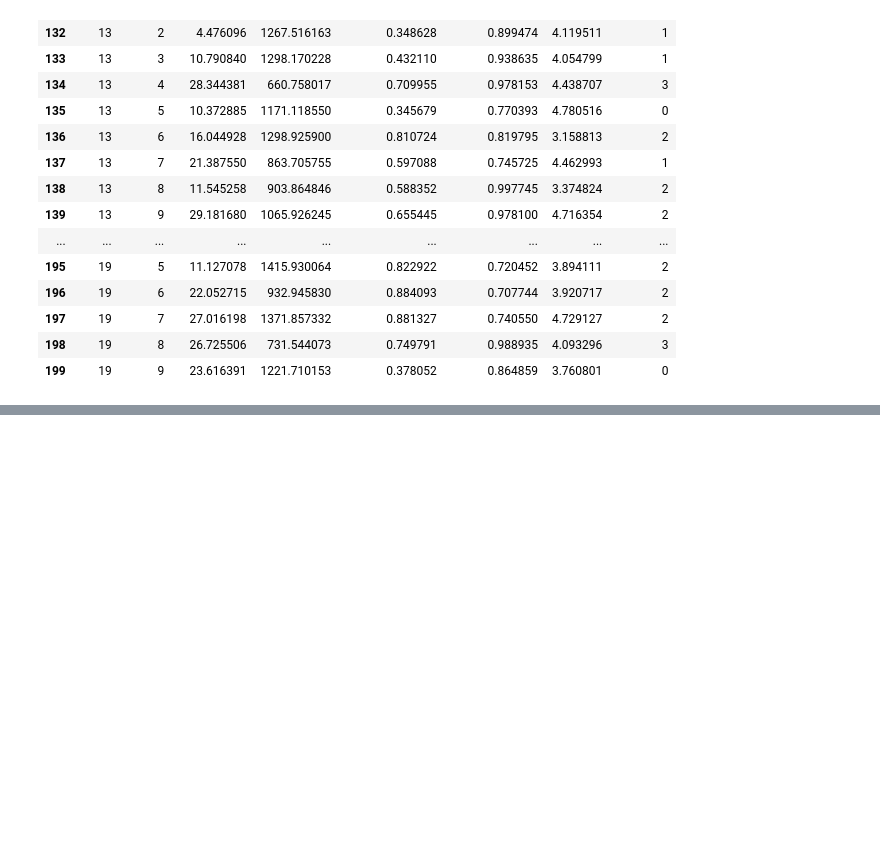
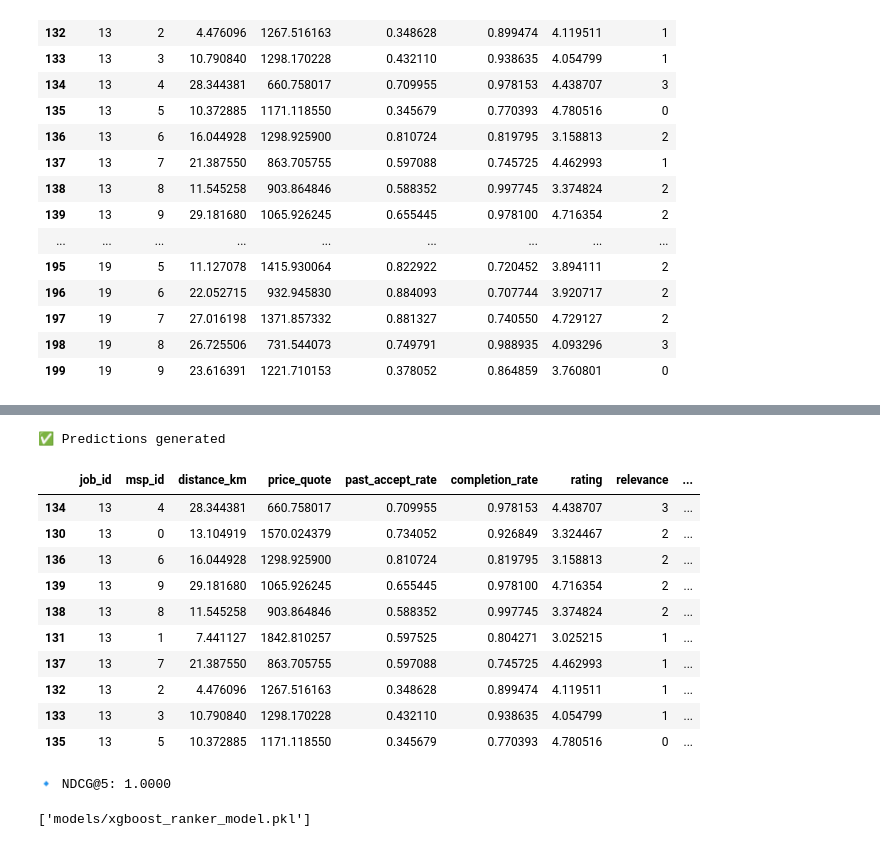
Before and after one commit to disastrousDEVIL/XGBoost-learning-to-rank-API, a Jupyter notebook: xgboost_msp_ranking.ipynb, the cells around one changed output, grey strips where cells are left out. Saved outputs shown, nothing was run; the diff lists cells and outputs as text; code cells hidden in the pictures; blank space fills up the shorter version.

Commit message:
Build working XGBoost LTR model with FastAPI inference endpoint and tested API call

```diff
--- a/xgboost_msp_ranking.ipynb
+++ b/xgboost_msp_ranking.ipynb
@@ -141,0 +152,22 @@ group_test = test_df.groupby("job_id").size().to_list()
+# %%
+# Initialize XGBRanker
+ranker = xgb.XGBRanker(
+    objective='rank:pairwise',   # learns relative orderings
+    learning_rate=0.1,
+    n_estimators=200,
+    max_depth=6,
+    subsample=0.8,
+    colsample_bytree=0.8,
+    random_state=42,
+    tree_method='hist'           # use 'gpu_hist' if GPU available
+)
+# %%
+ranker.fit(
+    X_train, y_train,
+    group=group_train,
+    eval_set=[(X_test, y_test)],
+    eval_group=[group_test],
+    verbose=True
+)
+
+print("✅ Model trained successfully!")
@@ -141,0 +192,46 @@ group_test = test_df.groupby("job_id").size().to_list()
+# %%
+# Predict ranking scores for test data
+y_pred = ranker.predict(X_test)
+
+# Combine results
+results = test_df.copy()
+results["pred_score"] = y_pred
+
+# Sort within each job by predicted score
+results_sorted = results.sort_values(by=["job_id", "pred_score"], ascending=[True, False])
+
+print("✅ Predictions generated")
+results_sorted.head(10)
+# %% [output]
+✅ Predictions generated
+|  | job_id | msp_id | distance_km | price_quote | past_accept_rate | completion_rate | rating | relevance | ... |
+| 134 | 13 | 4 | 28.344381 | 660.758017 | 0.709955 | 0.978153 | 4.438707 | 3 | ... |
+| 130 | 13 | 0 | 13.104919 | 1570.024379 | 0.734052 | 0.926849 | 3.324467 | 2 | ... |
+| 136 | 13 | 6 | 16.044928 | 1298.925900 | 0.810724 | 0.819795 | 3.158813 | 2 | ... |
+| 139 | 13 | 9 | 29.181680 | 1065.926245 | 0.655445 | 0.978100 | 4.716354 | 2 | ... |
+| 138 | 13 | 8 | 11.545258 | 903.864846 | 0.588352 | 0.997745 | 3.374824 | 2 | ... |
+| 131 | 13 | 1 | 7.441127 | 1842.810257 | 0.597525 | 0.804271 | 3.025215 | 1 | ... |
+| 137 | 13 | 7 | 21.387550 | 863.705755 | 0.597088 | 0.745725 | 4.462993 | 1 | ... |
+| 132 | 13 | 2 | 4.476096 | 1267.516163 | 0.348628 | 0.899474 | 4.119511 | 1 | ... |
+| 133 | 13 | 3 | 10.790840 | 1298.170228 | 0.432110 | 0.938635 | 4.054799 | 1 | ... |
+| 135 | 13 | 5 | 10.372885 | 1171.118550 | 0.345679 | 0.770393 | 4.780516 | 0 | ... |
+# %%
+# Compute NDCG@5 (top 5 MSPs per job)
+def compute_ndcg(df):
+    ndcg_scores = []
+    for job_id, group in df.groupby("job_id"):
+        true_relevance = group["relevance"].values
+        pred_score = group["pred_score"].values
+        ndcg = ndcg_score([true_relevance], [pred_score], k=5)
+        ndcg_scores.append(ndcg)
+    return np.mean(ndcg_scores)
+
+ndcg_at5 = compute_ndcg(results_sorted)
+print(f"🔹 NDCG@5: {ndcg_at5:.4f}")
+# %% [output]
+🔹 NDCG@5: 1.0000
+# %%
+import joblib
+joblib.dump(ranker, "models/xgboost_ranker_model.pkl")
+# %% [output]
+['models/xgboost_ranker_model.pkl']
```
Also changed, not shown: parts of 2 cells of this notebook, 2 other files.
